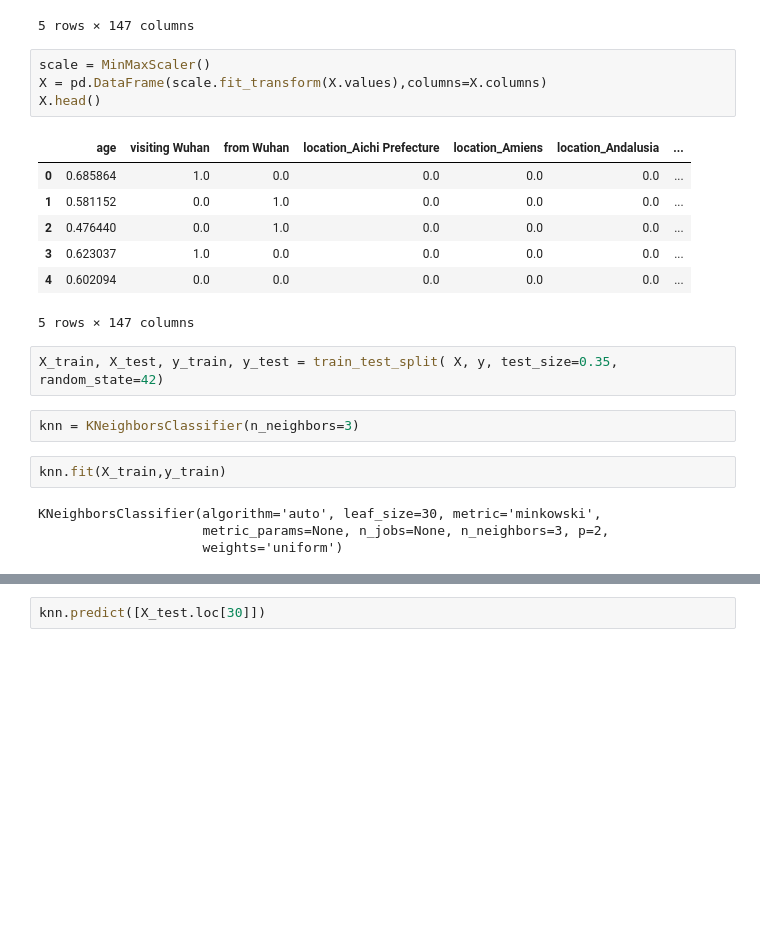
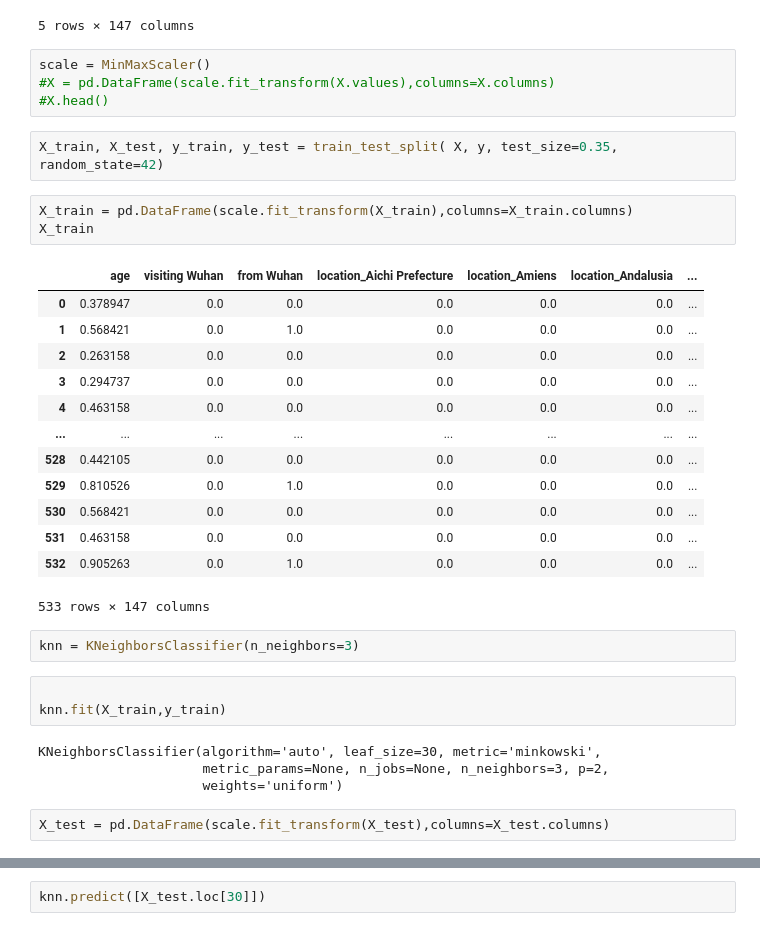
Before and after one commit to ncolin1999/COVID19, a Jupyter notebook: Covid.ipynb, the cells around one changed output, grey strips where cells are left out. Drawn from its saved outputs; the diff is of its cells as text; blank space fills up the shorter version.

```diff
--- a/Covid.ipynb
+++ b/Covid.ipynb
@@ -151,24 +151,36 @@ X.head()
 5 rows × 147 columns
 # %%
 scale = MinMaxScaler()
-X = pd.DataFrame(scale.fit_transform(X.values),columns=X.columns)
-X.head()
+#X = pd.DataFrame(scale.fit_transform(X.values),columns=X.columns)
+#X.head()
-# %% [output]
-|  | age | visiting Wuhan | from Wuhan | location_Aichi Prefecture | location_Amiens | location_Andalusia | ... |
-| 0 | 0.685864 | 1.0 | 0.0 | 0.0 | 0.0 | 0.0 | ... |
-| 1 | 0.581152 | 0.0 | 1.0 | 0.0 | 0.0 | 0.0 | ... |
-| 2 | 0.476440 | 0.0 | 1.0 | 0.0 | 0.0 | 0.0 | ... |
-| 3 | 0.623037 | 1.0 | 0.0 | 0.0 | 0.0 | 0.0 | ... |
-| 4 | 0.602094 | 0.0 | 0.0 | 0.0 | 0.0 | 0.0 | ... |
-5 rows × 147 columns
 # %%
 X_train, X_test, y_train, y_test = train_test_split( X, y, test_size=0.35, random_state=42)
+# %%
+X_train = pd.DataFrame(scale.fit_transform(X_train),columns=X_train.columns)
+X_train
+# %% [output]
+|  | age | visiting Wuhan | from Wuhan | location_Aichi Prefecture | location_Amiens | location_Andalusia | ... |
+| 0 | 0.378947 | 0.0 | 0.0 | 0.0 | 0.0 | 0.0 | ... |
+| 1 | 0.568421 | 0.0 | 1.0 | 0.0 | 0.0 | 0.0 | ... |
+| 2 | 0.263158 | 0.0 | 0.0 | 0.0 | 0.0 | 0.0 | ... |
+| 3 | 0.294737 | 0.0 | 0.0 | 0.0 | 0.0 | 0.0 | ... |
+| 4 | 0.463158 | 0.0 | 0.0 | 0.0 | 0.0 | 0.0 | ... |
+| ... | ... | ... | ... | ... | ... | ... | ... |
+| 528 | 0.442105 | 0.0 | 0.0 | 0.0 | 0.0 | 0.0 | ... |
+| 529 | 0.810526 | 0.0 | 1.0 | 0.0 | 0.0 | 0.0 | ... |
+| 530 | 0.568421 | 0.0 | 0.0 | 0.0 | 0.0 | 0.0 | ... |
+| 531 | 0.463158 | 0.0 | 0.0 | 0.0 | 0.0 | 0.0 | ... |
+| 532 | 0.905263 | 0.0 | 1.0 | 0.0 | 0.0 | 0.0 | ... |
+533 rows × 147 columns
 # %%
 knn = KNeighborsClassifier(n_neighbors=3)
 # %%
+
 knn.fit(X_train,y_train)
 # %% [output]
 KNeighborsClassifier(algorithm='auto', leaf_size=30, metric='minkowski',
                      metric_params=None, n_jobs=None, n_neighbors=3, p=2,
                      weights='uniform')
+# %%
+X_test = pd.DataFrame(scale.fit_transform(X_test),columns=X_test.columns)
 # %%
```
Also changed, not shown: parts of 11 cells of this notebook, 1 other file.
